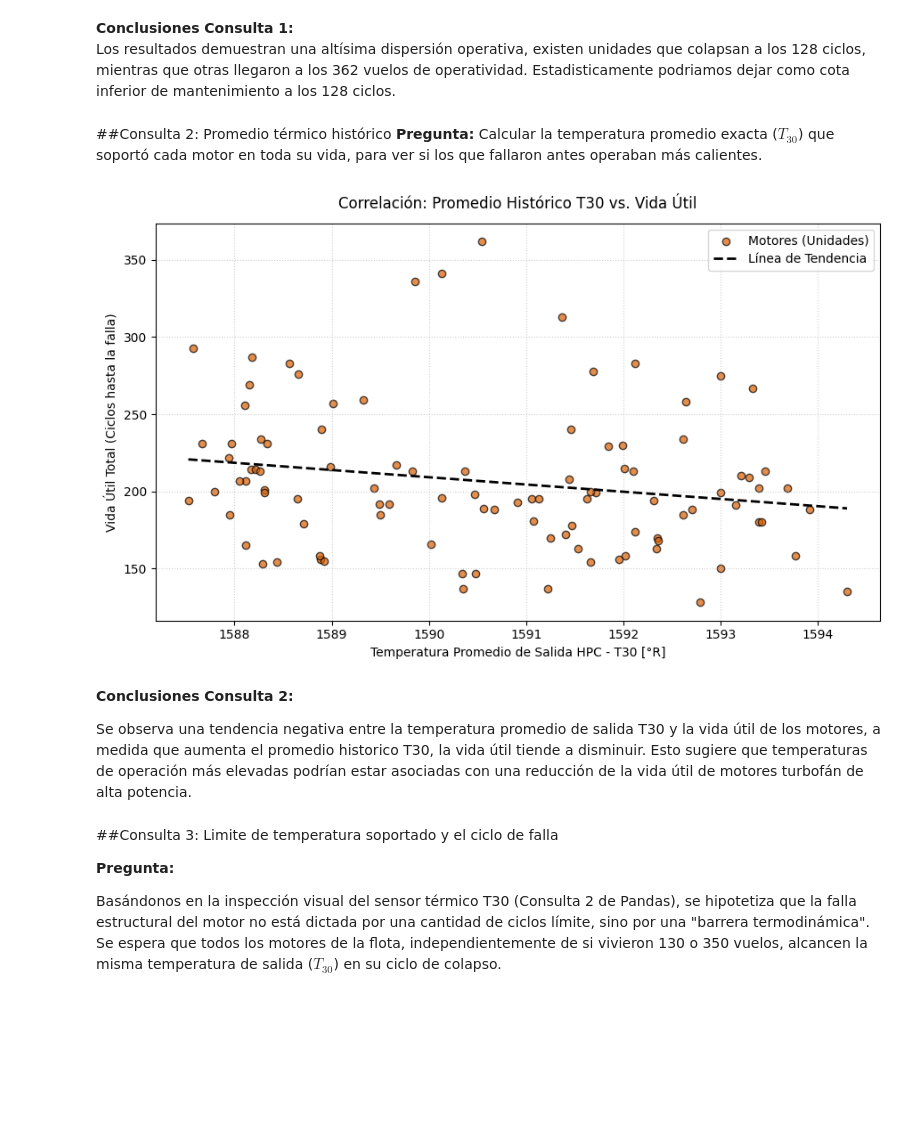
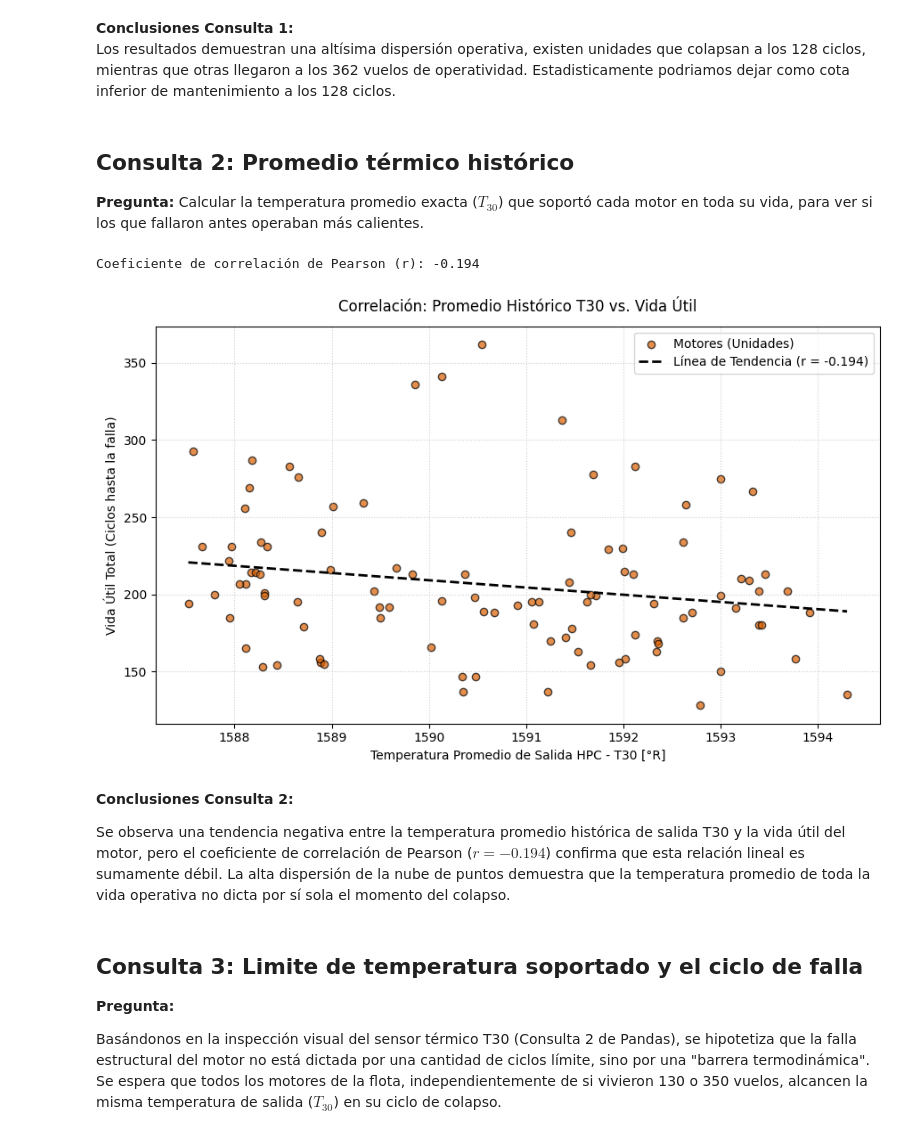
Before and after one commit to AGUST1N18/TP_ciencia_de_datos, a Jupyter notebook: tp1_ciencia_de_datos.ipynb, the cells around one changed output. Cells and saved outputs as stored; diff of their text form; code cells hidden in the pictures; blank space fills up the shorter version.

```diff
--- a/tp1_ciencia_de_datos.ipynb
+++ b/tp1_ciencia_de_datos.ipynb
@@ -96,16 +98,7 @@ Se buscan columnas con desviación estándar prácticamente nula ($\sigma < 10^{
 columnas_constantes = train_df.columns[train_df.std(numeric_only=True) < 1e-6]
 print("Columnas sin varianza en FD001:", list(columnas_constantes))
 
-columnas_a_eliminar = [
-    "setting3",
-    "T2",
-    "P2",
-    "epr",
-    "farB",
-    "Nf_dmd",
-    "PCNfR_dmd",
-]
-train_df_filtro = train_df.drop(columns=columnas_a_eliminar)
+train_df_filtro = train_df.drop(columns=columnas_constantes)
 
 print("Dimensiones tras el filtrado:", train_df_filtro.shape)
 # %% [output]
@@ -434,7 +427,7 @@ spark = SparkSession.builder.appName("TP_CMAPSS_Spark").getOrCreate()
 
 # Convertimos el dataset limpio de Pandas a un DataFrame de Spark, y luego a RDD
 spark_df = spark.createDataFrame(train_df_filtro)
-rdd_base = spark_df.rdd
+rdd_base = spark_df.rdd.cache()
 # %% [markdown]
 ### Consulta 1: Vida útil máxima de cada motor
 **Pregunta:** Cuantos ciclos duro cada motor antes de fallar, podriamos realizar un mantenimiento a los motores cada una cierta cantidad de ciclos?
@@ -458,47 +451,51 @@ maxima duracion: 362
 Los resultados demuestran una altísima dispersión operativa, existen unidades que colapsan a los 128 ciclos, mientras que otras llegaron a los 362 vuelos de operatividad.
 Estadisticamente podriamos dejar como cota inferior de mantenimiento a los 128 ciclos.
 # %% [markdown]
-##Consulta 2: Promedio térmico histórico
+## Consulta 2: Promedio térmico histórico
 **Pregunta:** Calcular la temperatura promedio exacta ($T_{30}$) que soportó cada motor en toda su vida, para ver si los que fallaron antes operaban más calientes.
 # %%
 analisis_termico_rdd = (
     rdd_base
     .map(lambda row: (int(row["engine_id"]), (float(row["T30"]), 1)))
     .reduceByKey(lambda a, b: (a[0] + b[0], a[1] + b[1]))
     .mapValues(lambda totales: (totales[0] / totales[1], totales[1]))
 )
 
 datos_completos = analisis_termico_rdd.collect()
 
 # item = (engine_id, (prom_t30, ciclos))
 promedios_t30 = [item[1][0] for item in datos_completos]
 vida_util = [item[1][1] for item in datos_completos]
 
+r_pearson = np.corrcoef(promedios_t30, vida_util)[0, 1]
+print(f"Coeficiente de correlación de Pearson (r): {r_pearson:.3f}")
+
 # Calculamos la línea de tendencia
 z = np.polyfit(promedios_t30, vida_util, 1)
 p = np.poly1d(z)
 tendencia_x = np.linspace(min(promedios_t30), max(promedios_t30), 100)
 
 # Graficos
 plt.figure(figsize=(9, 5.5))
 plt.scatter(promedios_t30, vida_util, color="#d95f02", alpha=0.7, edgecolors="black", label="Motores (Unidades)")
-plt.plot(tendencia_x, p(tendencia_x), color="black", linestyle="--", linewidth=2, label="Línea de Tendencia")
-
+plt.plot(tendencia_x, p(tendencia_x), color="black", linestyle="--", linewidth=2, label=f"Línea de Tendencia (r = {r_pearson:.3f})")
 plt.title("Correlación: Promedio Histórico T30 vs. Vida Útil", pad=12)
 plt.xlabel("Temperatura Promedio de Salida HPC - T30 [°R]")
 plt.ylabel("Vida Útil Total (Ciclos hasta la falla)")
 plt.grid(True, linestyle=":", alpha=0.6)
 plt.legend()
 plt.tight_layout()
 plt.show()
 # %% [output]
+Coeficiente de correlación de Pearson (r): -0.194
-[figure, old version]
+[figure, new version]
 # %% [markdown]
 **Conclusiones Consulta 2:**
 
-Se observa una tendencia negativa entre la temperatura promedio de salida T30 y la vida útil de los motores, a medida que aumenta el promedio historico T30, la vida útil tiende a disminuir. Esto sugiere que temperaturas de operación más elevadas podrían estar asociadas con una reducción de la vida útil de motores turbofán de alta potencia.
+Se observa una tendencia negativa entre la temperatura promedio histórica de salida T30 y la vida útil del motor, pero el coeficiente de correlación de Pearson ($r = -0.194$) confirma que esta relación lineal es sumamente débil.
+La alta dispersión de la nube de puntos demuestra que la temperatura promedio de toda la vida operativa no dicta por sí sola el momento del colapso.
 # %% [markdown]
-##Consulta 3: Limite de temperatura soportado y el ciclo de falla
+## Consulta 3: Limite de temperatura soportado y el ciclo de falla
 
 **Pregunta:**
 
```
Also changed, not shown: parts of 15 cells of this notebook.
